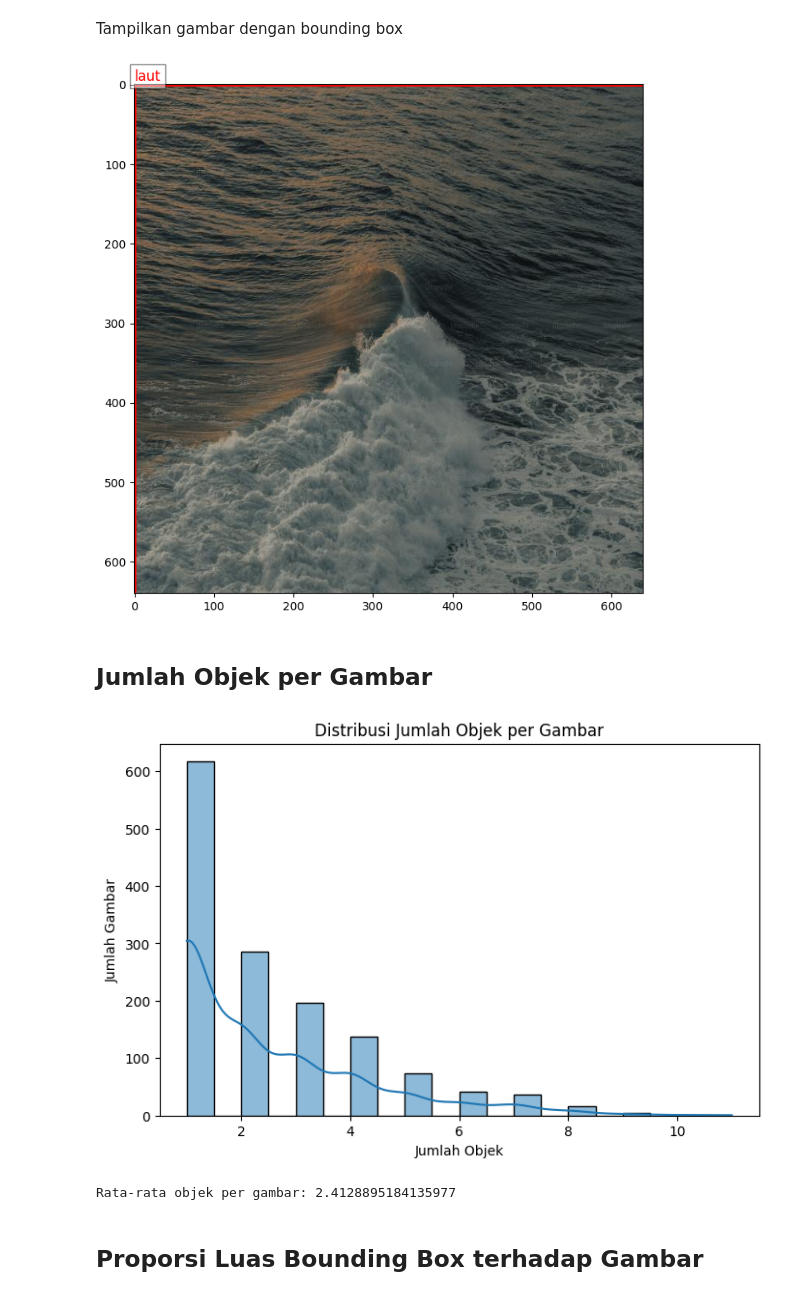
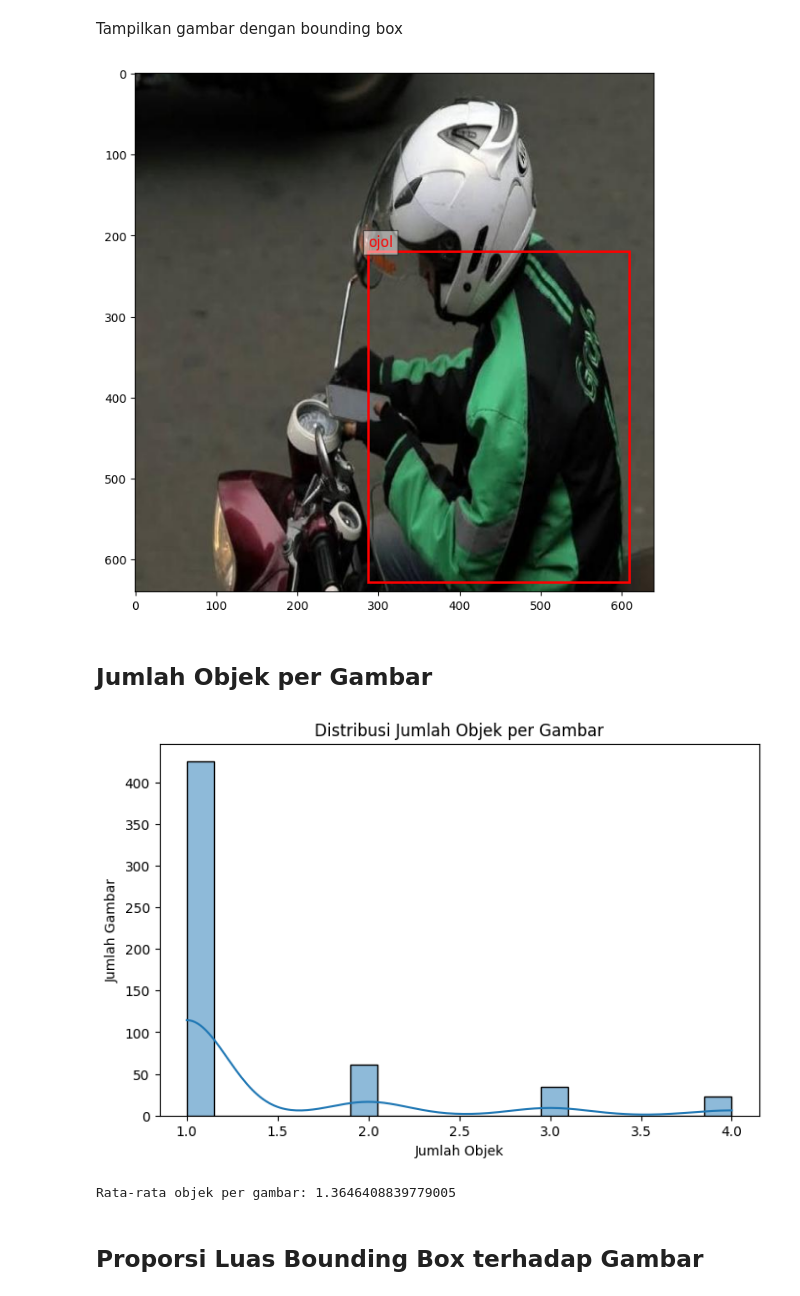
Before and after one commit to Hasbirizqulloh/pijar, a Jupyter notebook: Capstone_CNN.ipynb, the cells around one changed output. Drawn from its saved outputs; the diff is of its cells as text; code cells hidden in the pictures.

```diff
--- a/Capstone_CNN.ipynb
+++ b/Capstone_CNN.ipynb
@@ -65,5 +77,5 @@ Drive already mounted at /content/drive; to attempt to forcibly remount, call dr
 # %%
-df = pd.read_csv("/content/drive/MyDrive/Skripsi/dataset.csv")
+df = pd.read_csv("dataset.csv")
 df.head()
 # %% [output]
 |  | filename | width | height | class | xmin | ymin | xmax | ymax |
@@ -195,14 +206,14 @@ Tampilkan gambar dengan bounding box
 # %%
 sample_filename = df.sample(1)["filename"].values[0]
 sample_df = df[df["filename"] == sample_filename]
-image_path = f"/content/drive/MyDrive/Skripsi/Image/{sample_filename}"
+image_path = f"/content/drive/MyDrive/LASKAR/pijar-dataset/train/{sample_filename}"
 
 bboxes = sample_df[["xmin", "ymin", "xmax", "ymax"]].values
 labels = sample_df["class"].values
 
 visualize_bbox(image_path, bboxes, labels)
 # %% [output]
-[figure, old version]
+[figure, new version]
 # %% [markdown]
 ## Jumlah Objek per Gambar
 # %%
@@ -217,8 +228,8 @@ plt.show()
 
 print("Rata-rata objek per gambar:", obj_per_image.mean())
 # %% [output]
-[figure, old version]
+[figure, new version]
-Rata-rata objek per gambar: 2.4128895184135977
+Rata-rata objek per gambar: 1.3646408839779005
 # %% [markdown]
 ## Proporsi Luas Bounding Box terhadap Gambar
 # %%
```
Also changed, not shown: parts of 33 cells of this notebook, 1 other file.
